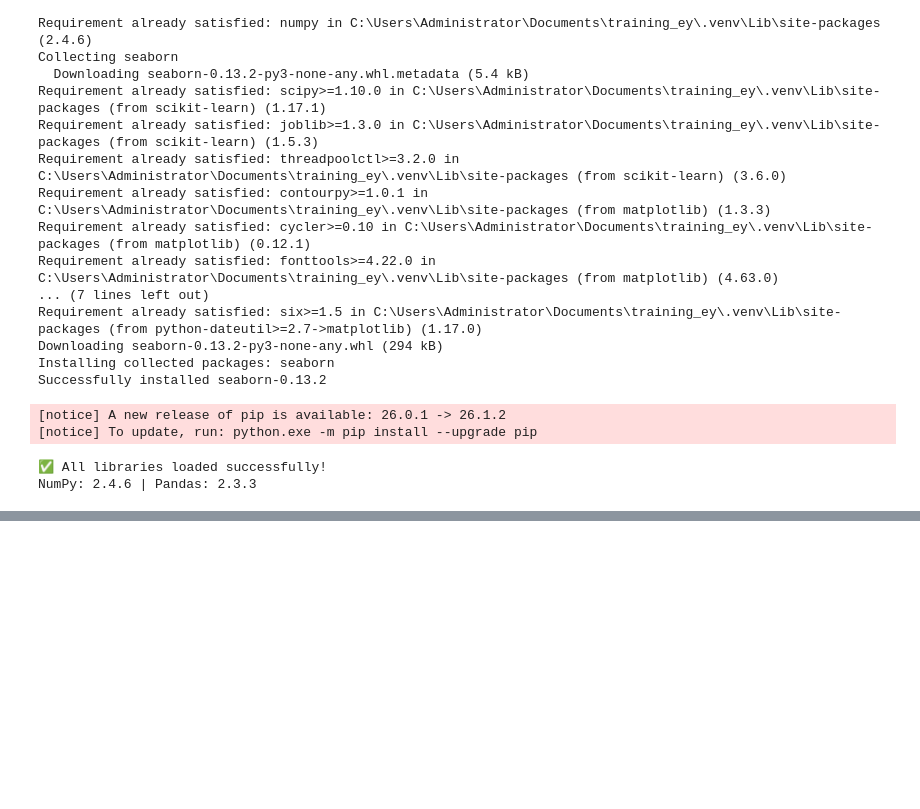
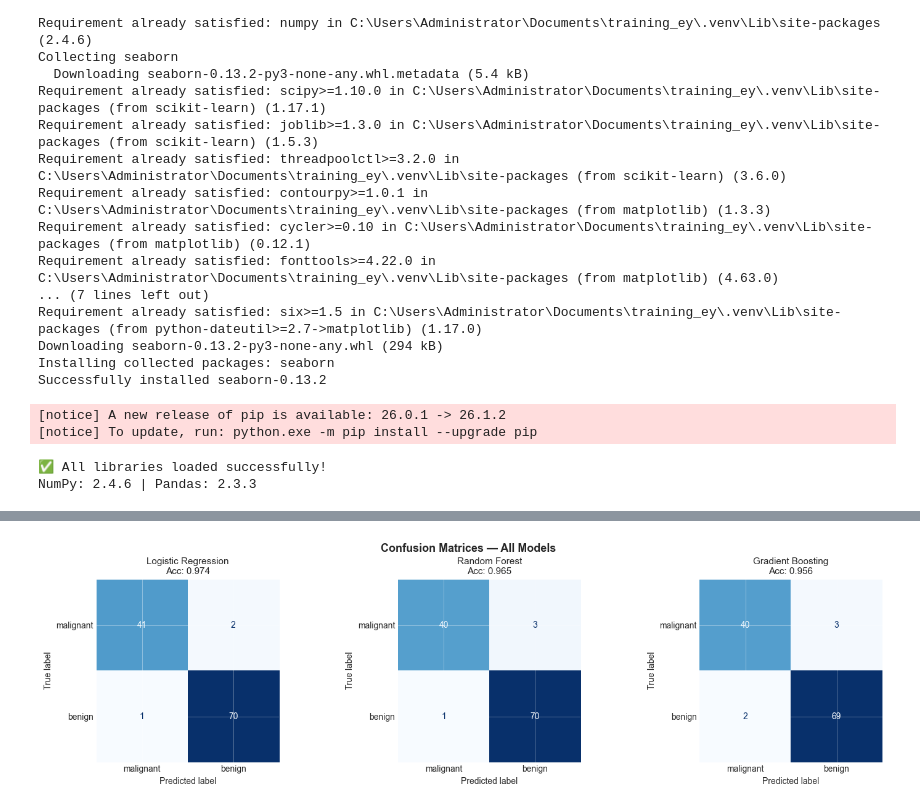
Before and after one commit to induja1702/training_ey, a Jupyter notebook: training_day_2/ml_data_day-2_assesment.ipynb, the cells around one changed output, grey strips where cells are left out. Drawn from its saved outputs; the diff is of its cells as text; code cells hidden in the pictures; blank space fills up the shorter version.

```diff
--- a/training_day_2/ml_data_day-2_assesment.ipynb
+++ b/training_day_2/ml_data_day-2_assesment.ipynb
@@ -99,0 +234,77 @@ NumPy: 2.4.6 | Pandas: 2.3.3
+# %%
+# Accuracy and Confusion Matrix
+
+# Train three classifiers for comparison
+
+models = {
+
+    'Logistic Regression': LogisticRegression(max_iter=1000),
+
+    'Random Forest': RandomForestClassifier(n_estimators=100, random_state=42),
+
+    'Gradient Boosting': GradientBoostingClassifier(n_estimators=100, random_state=42)
+
+}
+
+
+
+results = {}
+
+
+
+for name, model in models.items():
+
+    model.fit(X_train_c, y_train_c)
+
+    y_pred = model.predict(X_test_c)
+
+    y_proba = model.predict_proba(X_test_c)[:, 1]
+
+
+
+    results[name] = {
+
+        'model': model,
+
+        'y_pred': y_pred,
+
+        'y_proba': y_proba,
+
+        'accuracy': accuracy_score(y_test_c, y_pred),
+
+        'cm': confusion_matrix(y_test_c, y_pred)
+
+    }
+
+    print(f"{name}: Accuracy = {results[name]['accuracy']:.4f}")
+
+
+
+# ── Visualise confusion matrices side by side ──
+
+fig, axes = plt.subplots(1, 3, figsize=(15, 4))
+
+
+
+for ax, (name, res) in zip(axes, results.items()):
+
+    disp = ConfusionMatrixDisplay(
+
+        confusion_matrix=res['cm'],
+
+        display_labels=cancer.target_names
+
+    )
+
+    disp.plot(ax=ax, colorbar=False, cmap='Blues')
+
+    ax.set_title(f"{name}\nAcc: {res['accuracy']:.3f}", fontsize=11)
+
+
+
+plt.tight_layout()
+
+plt.suptitle("Confusion Matrices — All Models", y=1.02, fontsize=13, fontweight='bold')
+
+plt.show()
+# %% [output]
@@ -99,0 +314 @@ NumPy: 2.4.6 | Pandas: 2.3.3
+[figure, added]
```
Also changed, not shown: parts of 5 cells of this notebook.
